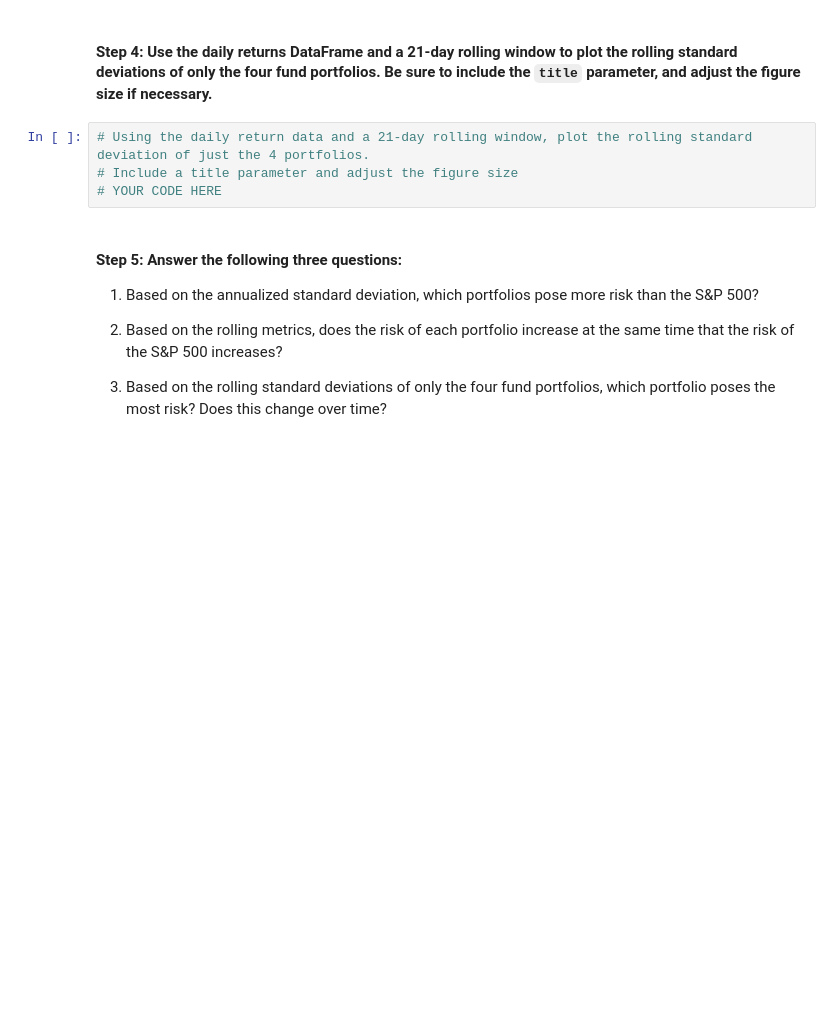
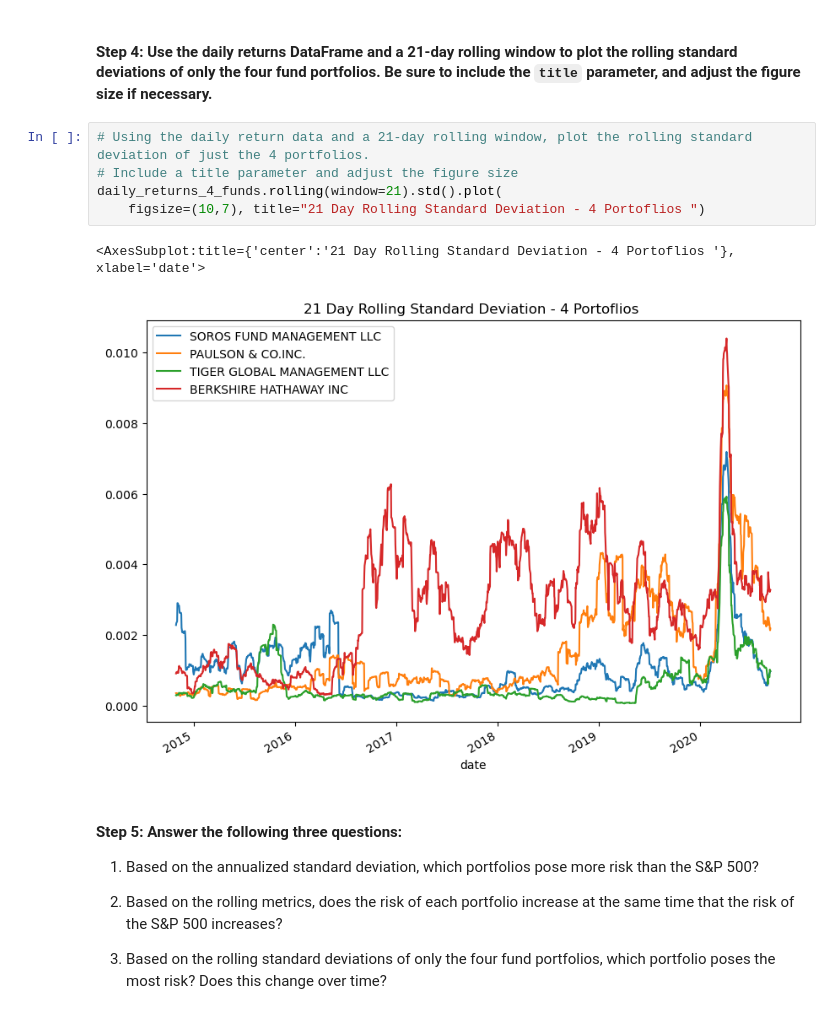
Before and after one commit to DanHerman212/challenge4, a Jupyter notebook: risk_return_analysis.ipynb, the cells around one changed output. Saved outputs shown, nothing was run; the diff lists cells and outputs as text; blank space fills up the shorter version.

```diff
--- a/risk_return_analysis.ipynb
+++ b/risk_return_analysis.ipynb
@@ -247,7 +268,11 @@ Evaluate the risk profile of each portfolio by using the standard deviation and
 # %%
 # Using the daily return data and a 21-day rolling window, plot the rolling standard deviation of just the 4 portfolios.
 # Include a title parameter and adjust the figure size
-# YOUR CODE HERE
+daily_returns_4_funds.rolling(window=21).std().plot(
+    figsize=(10,7), title="21 Day Rolling Standard Deviation - 4 Portoflios ")
+# %% [output]
+<AxesSubplot:title={'center':'21 Day Rolling Standard Deviation - 4 Portoflios '}, xlabel='date'>
+[figure, added]
 # %% [markdown]
 #### Step 5: Answer the following three questions:
 
```
Also changed, not shown: parts of 6 cells of this notebook.
